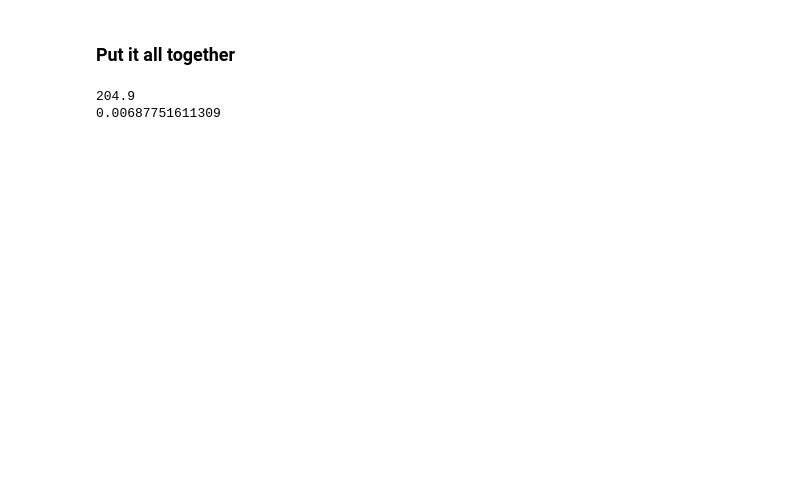
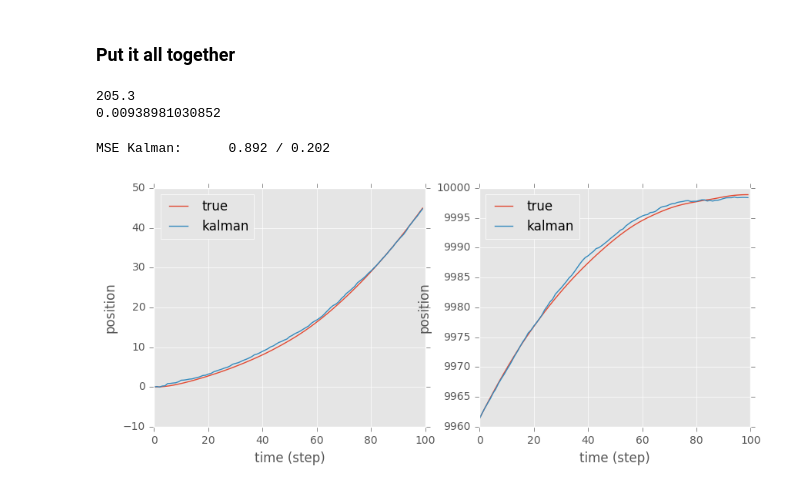
Before and after one commit to hitsuji5/Autonomous-Train, a Jupyter notebook: train_test_run.ipynb, the cells around one changed output. Saved outputs shown, nothing was run; the diff lists cells and outputs as text; code cells hidden in the pictures; blank space fills up the shorter version.

```diff
--- a/train_test_run.ipynb
+++ b/train_test_run.ipynb
@@ -76,20 +76,43 @@ plt.xlabel('distance (m)');
 # %% [markdown]
 ### Put it all together
 # %%
-sig_d = 0.1
-sig_s = 3.0
+noise = 3.0
 n = 3
 x0 = np.zeros(2)
 P0 = np.diag([1, 0.01])
 
-train = Train(drive_noise=sig_d, sensor_noise=sig_s, num_sensor=n)
-kalman = Kalman(x0, P0, drive_noise=sig_d, sensor_noise=sig_s, num_sensor=n)
+train = Train(sensor_noise=noise, num_sensor=n)
+kalman = Kalman(x0, P0, state_noise=0.3, sensor_noise=noise, num_sensor=n)
 train, err = controller.run(train=train, filter=kalman)
 print train.t
 print err
 # %% [output]
-204.9
-0.00687751611309
+205.3
+0.00938981030852
+# %%
+x_true = np.array(train.x)
+x_kalman = np.array(kalman.x)
+mse_kalman = train.eval(x_kalman)
+print "MSE Kalman:\t %.3f / %.3f" %(mse_kalman[0], mse_kalman[1])
+
+T = 100
+plt.figure(figsize=(10,4))
+plt.subplot(121)
+plt.plot(range(T), x_true[:T, 0], label='true')
+plt.plot(range(T), x_kalman[:T, 0], label='kalman')
+plt.legend(loc='best')
+plt.xlabel('time (step)')
+plt.ylabel('position');
+
+plt.subplot(122)
+plt.plot(range(T), x_true[-T:, 0], label='true')
+plt.plot(range(T), x_kalman[-T:, 0], label='kalman')
+plt.legend(loc='best')
+plt.xlabel('time (step)')
+plt.ylabel('position');
+# %% [output]
+MSE Kalman:      0.892 / 0.202
+[figure, added]
 # %%
 x = np.array(train.x).T
 x_ = np.array(kalman.x).T
```
Also changed, not shown: parts of 7 cells of this notebook, 1 other file.
